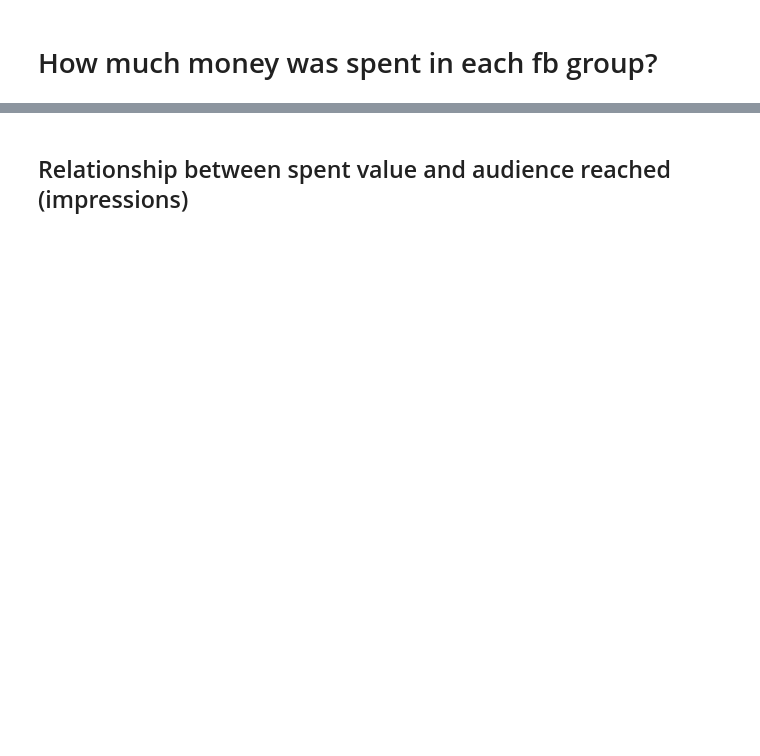
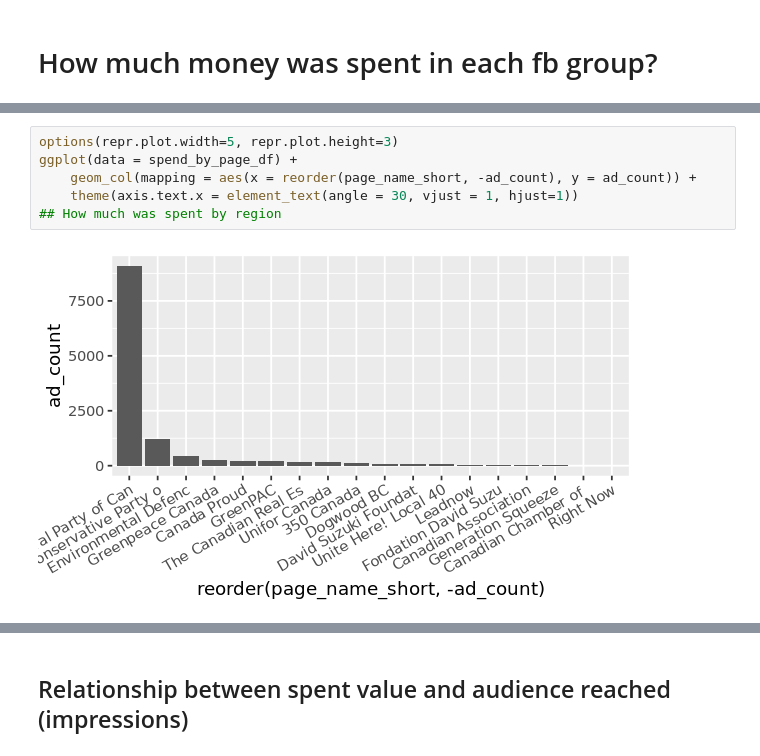
Before and after one commit to atiagosoares/ads_archive, a Jupyter notebook: analisys.ipynb, the cells around one changed output, grey strips where cells are left out. Drawn from its saved outputs; the diff is of its cells as text; blank space fills up the shorter version.

```diff
--- a/analisys.ipynb
+++ b/analisys.ipynb
@@ -30,2 +57,10 @@ options(repr.plot.width=6, repr.plot.height=4)
+# %%
+options(repr.plot.width=5, repr.plot.height=3)
+ggplot(data = spend_by_page_df) +
+    geom_col(mapping = aes(x = reorder(page_name_short, -ad_count), y = ad_count)) +
+    theme(axis.text.x = element_text(angle = 30, vjust = 1, hjust=1))
+## How much was spent by region
+# %% [output]
+[figure, added]
 # %%
 ggplot(data = spend_by_page_df) +
```
Also changed, not shown: parts of 29 cells of this notebook.
